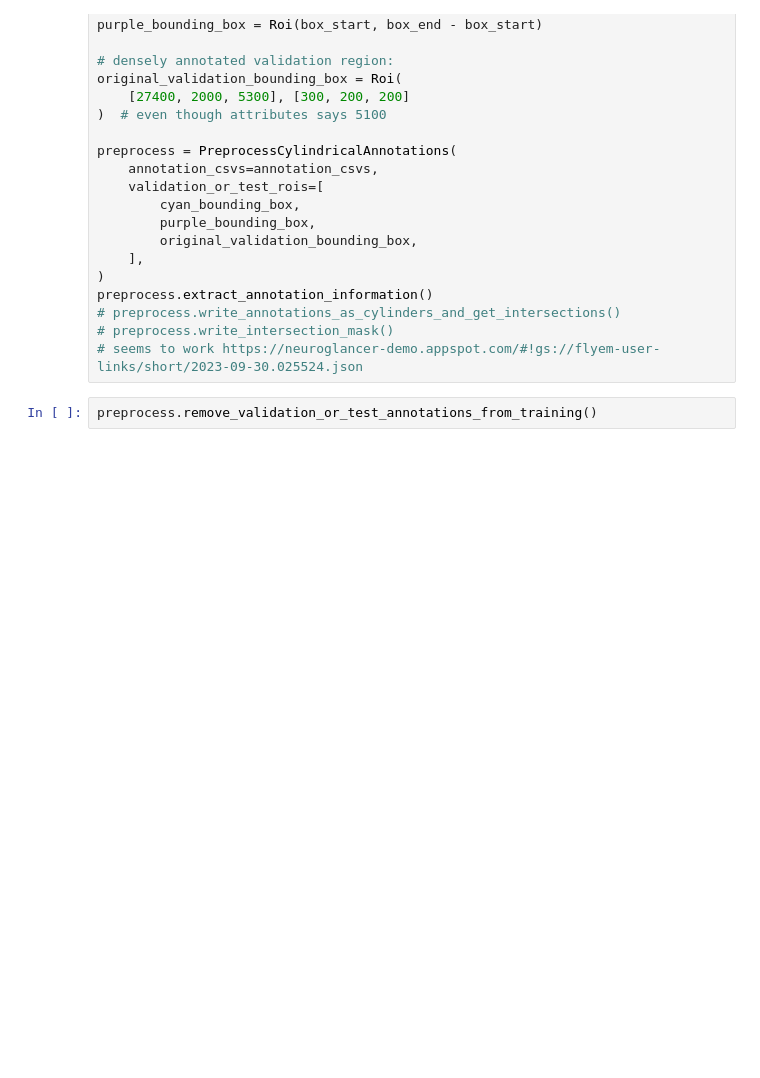
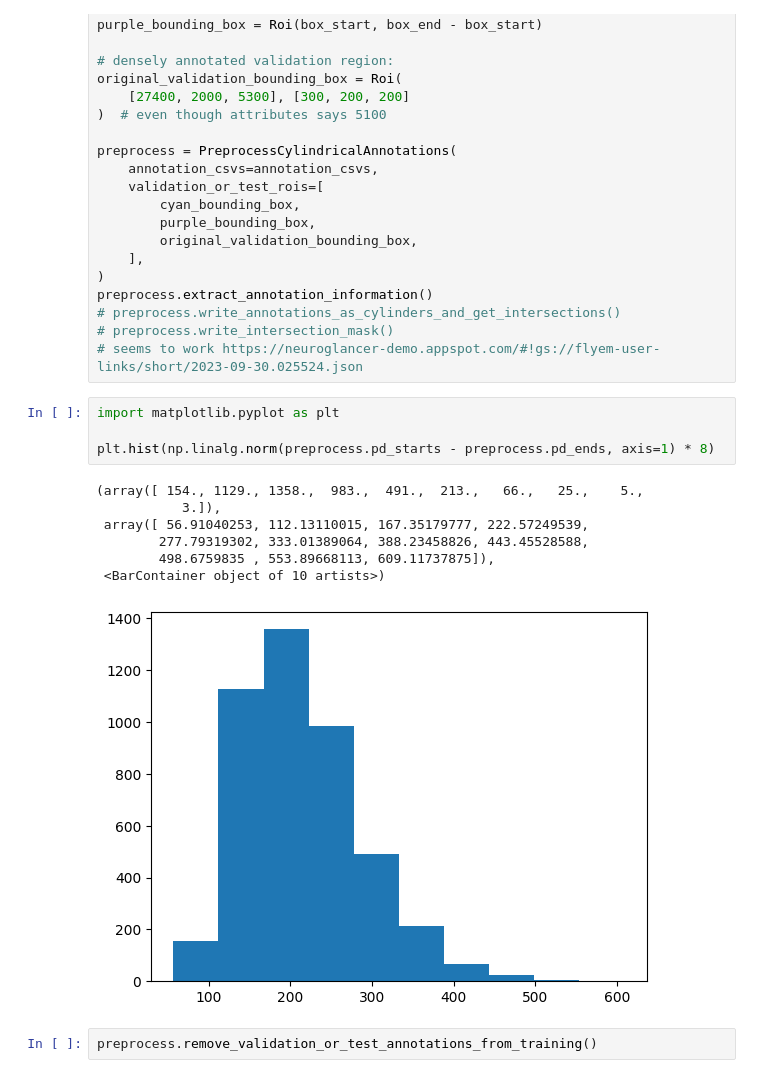
Before and after one commit to davidackerman/plasmodesmata_dacapo, a Jupyter notebook: preprocessing/preprocessing.ipynb, the cells around one changed output. Saved outputs shown, nothing was run; the diff lists cells and outputs as text; blank space fills up the shorter version.

```diff
--- a/preprocessing/preprocessing.ipynb
+++ b/preprocessing/preprocessing.ipynb
@@ -43,6 +43,18 @@ preprocess.extract_annotation_information()
 # preprocess.write_annotations_as_cylinders_and_get_intersections()
 # preprocess.write_intersection_mask()
 # seems to work https://neuroglancer-demo.appspot.com/#!gs://flyem-user-links/short/2023-09-30.025524.json
+# %%
+import matplotlib.pyplot as plt
+
+plt.hist(np.linalg.norm(preprocess.pd_starts - preprocess.pd_ends, axis=1) * 8)
+# %% [output]
+(array([ 154., 1129., 1358.,  983.,  491.,  213.,   66.,   25.,    5.,
+           3.]),
+ array([ 56.91040253, 112.13110015, 167.35179777, 222.57249539,
+        277.79319302, 333.01389064, 388.23458826, 443.45528588,
+        498.6759835 , 553.89668113, 609.11737875]),
+ <BarContainer object of 10 artists>)
+[figure, added]
 # %%
 preprocess.remove_validation_or_test_annotations_from_training()
 # %% [output]
```
Also changed, not shown: parts of 8 cells of this notebook.
